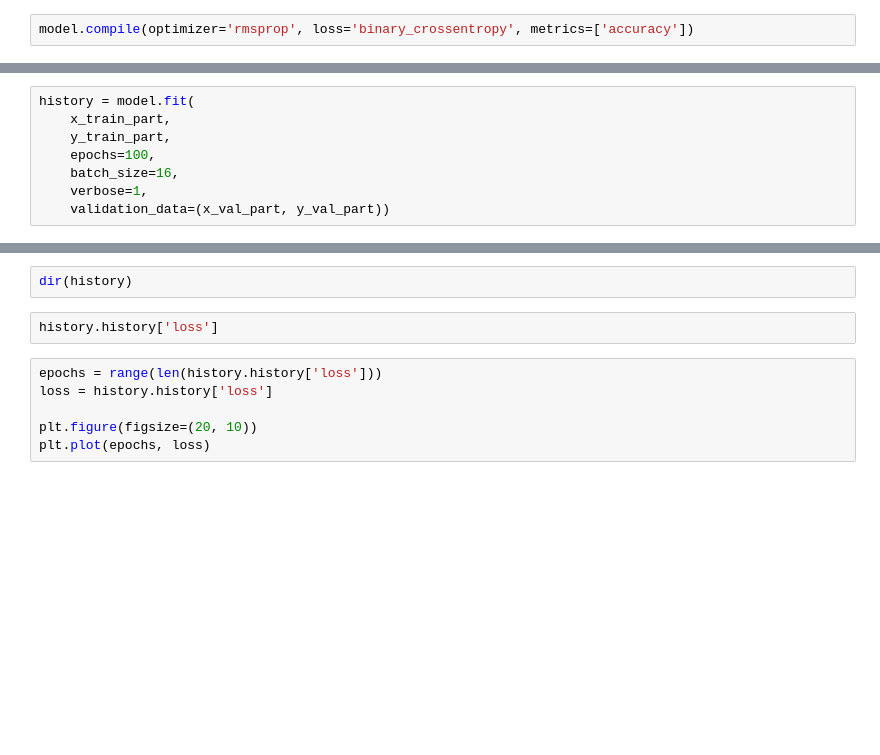
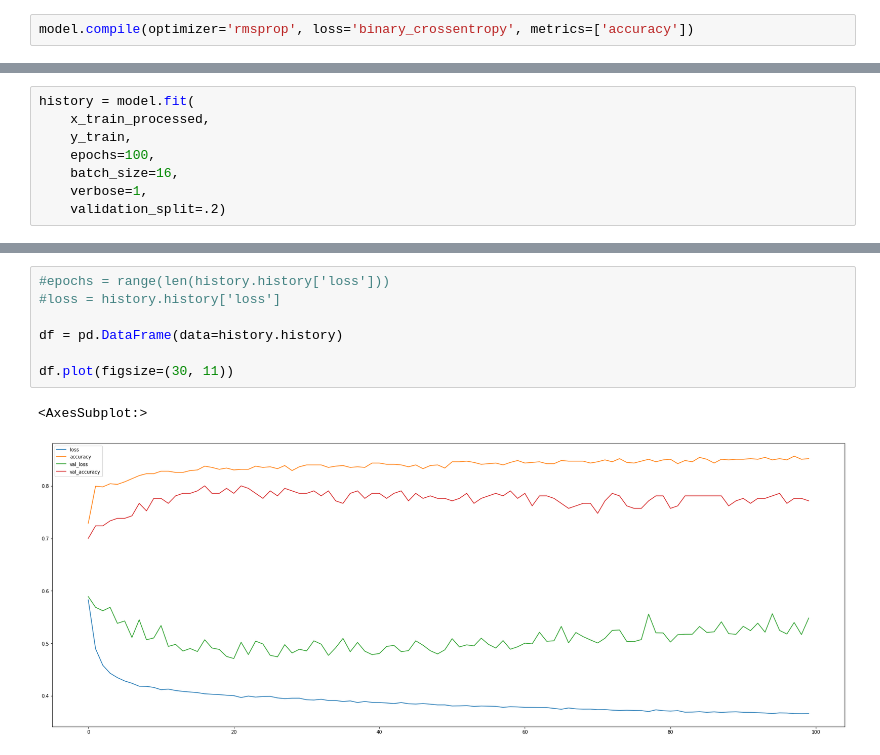
Before and after one commit to PaulBFB/master_thesis, a Jupyter notebook: titanic_deep_learning.ipynb, the cells around one changed output, grey strips where cells are left out. Saved outputs shown, nothing was run; the diff lists cells and outputs as text; blank space fills up the shorter version.

Commit message:
train split from manual to validation_split (to prevent batch size issues) and added model evaluation

```diff
--- a/titanic_deep_learning.ipynb
+++ b/titanic_deep_learning.ipynb
@@ -69,10 +44,10 @@ y_train_part.shape
 # %%
 history = model.fit(
-    x_train_part,
-    y_train_part,
+    x_train_processed,
+    y_train,
     epochs=100,
     batch_size=16,
     verbose=1,
-    validation_data=(x_val_part, y_val_part))
+    validation_split=.2)
 # %% [output]
 Epoch 1/100
@@ -83,10 +70,10 @@ ValueError: in user code:
-# %%
-dir(history)
-# %%
-history.history['loss']
 # %%
-epochs = range(len(history.history['loss']))
-loss = history.history['loss']
+#epochs = range(len(history.history['loss']))
+#loss = history.history['loss']
 
-plt.figure(figsize=(20, 10))
-plt.plot(epochs, loss)
+df = pd.DataFrame(data=history.history)
+
+df.plot(figsize=(30, 11))
+# %% [output]
+<AxesSubplot:>
+[figure, added]
```
Also changed, not shown: parts of 7 cells of this notebook.
